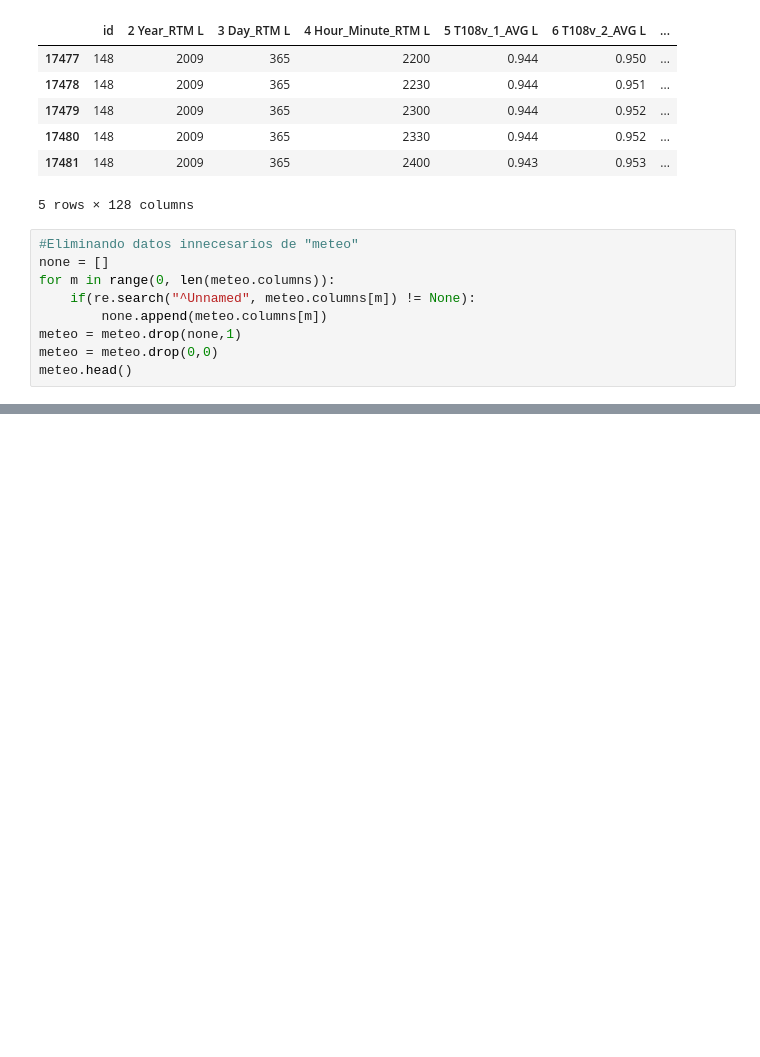
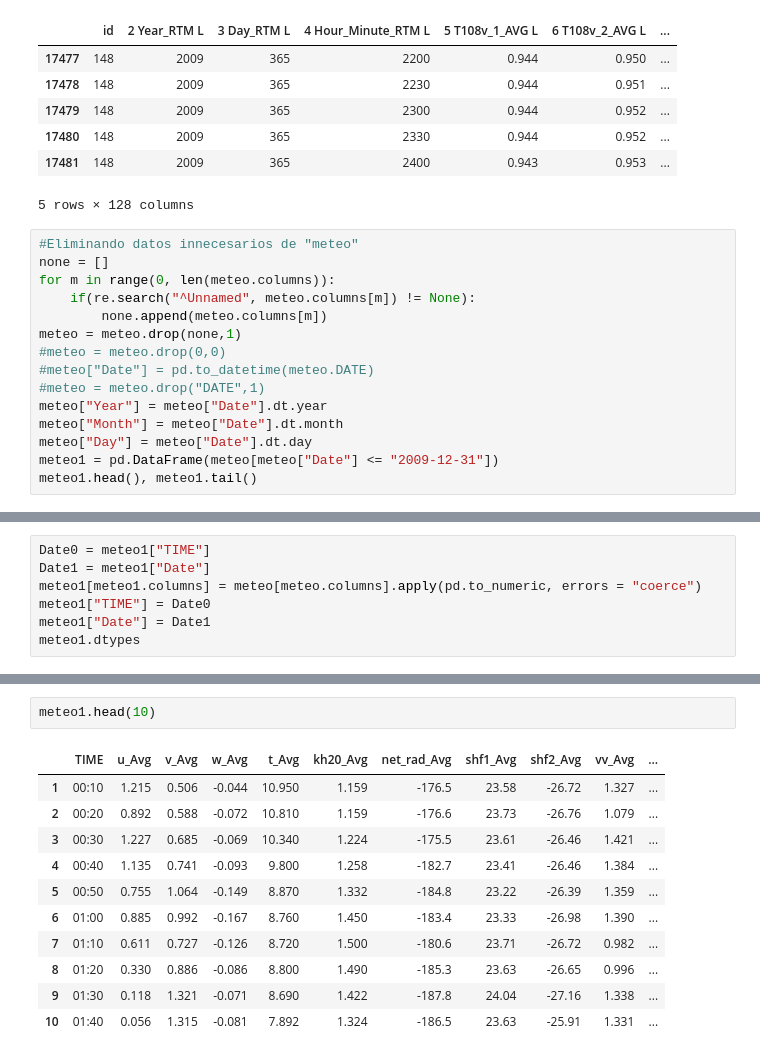
Before and after one commit to JoelA06/Tareas, a Jupyter notebook: Actividad8/Untitled.ipynb, the cells around one changed output, grey strips where cells are left out. Cells and saved outputs as stored; diff of their text form; blank space fills up the shorter version.

```diff
--- a/Actividad8/Untitled.ipynb
+++ b/Actividad8/Untitled.ipynb
@@ -30,6 +30,12 @@ for m in range(0, len(meteo.columns)):
     if(re.search("^Unnamed", meteo.columns[m]) != None):
         none.append(meteo.columns[m])
 meteo = meteo.drop(none,1)
-meteo = meteo.drop(0,0)
-meteo.head()
+#meteo = meteo.drop(0,0)
+#meteo["Date"] = pd.to_datetime(meteo.DATE)
+#meteo = meteo.drop("DATE",1)
+meteo["Year"] = meteo["Date"].dt.year
+meteo["Month"] = meteo["Date"].dt.month
+meteo["Day"] = meteo["Date"].dt.day
+meteo1 = pd.DataFrame(meteo[meteo["Date"] <= "2009-12-31"])
+meteo1.head(), meteo1.tail()
 # %% [output]
@@ -73,0 +115,7 @@ suelo.head()
+# %%
+Date0 = meteo1["TIME"]
+Date1 = meteo1["Date"]
+meteo1[meteo1.columns] = meteo[meteo.columns].apply(pd.to_numeric, errors = "coerce")
+meteo1["TIME"] = Date0
+meteo1["Date"] = Date1
+meteo1.dtypes
@@ -73,0 +143,14 @@ suelo.head()
+# %%
+meteo1.head(10)
+# %% [output]
+|  | TIME | u_Avg | v_Avg | w_Avg | t_Avg | kh20_Avg | net_rad_Avg | shf1_Avg | shf2_Avg | vv_Avg | ... |
+| 1 | 00:10 | 1.215 | 0.506 | -0.044 | 10.950 | 1.159 | -176.5 | 23.58 | -26.72 | 1.327 | ... |
+| 2 | 00:20 | 0.892 | 0.588 | -0.072 | 10.810 | 1.159 | -176.6 | 23.73 | -26.76 | 1.079 | ... |
+| 3 | 00:30 | 1.227 | 0.685 | -0.069 | 10.340 | 1.224 | -175.5 | 23.61 | -26.46 | 1.421 | ... |
+| 4 | 00:40 | 1.135 | 0.741 | -0.093 | 9.800 | 1.258 | -182.7 | 23.41 | -26.46 | 1.384 | ... |
+| 5 | 00:50 | 0.755 | 1.064 | -0.149 | 8.870 | 1.332 | -184.8 | 23.22 | -26.39 | 1.359 | ... |
+| 6 | 01:00 | 0.885 | 0.992 | -0.167 | 8.760 | 1.450 | -183.4 | 23.33 | -26.98 | 1.390 | ... |
+| 7 | 01:10 | 0.611 | 0.727 | -0.126 | 8.720 | 1.500 | -180.6 | 23.71 | -26.72 | 0.982 | ... |
+| 8 | 01:20 | 0.330 | 0.886 | -0.086 | 8.800 | 1.490 | -185.3 | 23.63 | -26.65 | 0.996 | ... |
+| 9 | 01:30 | 0.118 | 1.321 | -0.071 | 8.690 | 1.422 | -187.8 | 24.04 | -27.16 | 1.338 | ... |
+| 10 | 01:40 | 0.056 | 1.315 | -0.081 | 7.892 | 1.324 | -186.5 | 23.63 | -25.91 | 1.331 | ... |
```
Also changed, not shown: parts of 11 cells of this notebook.
